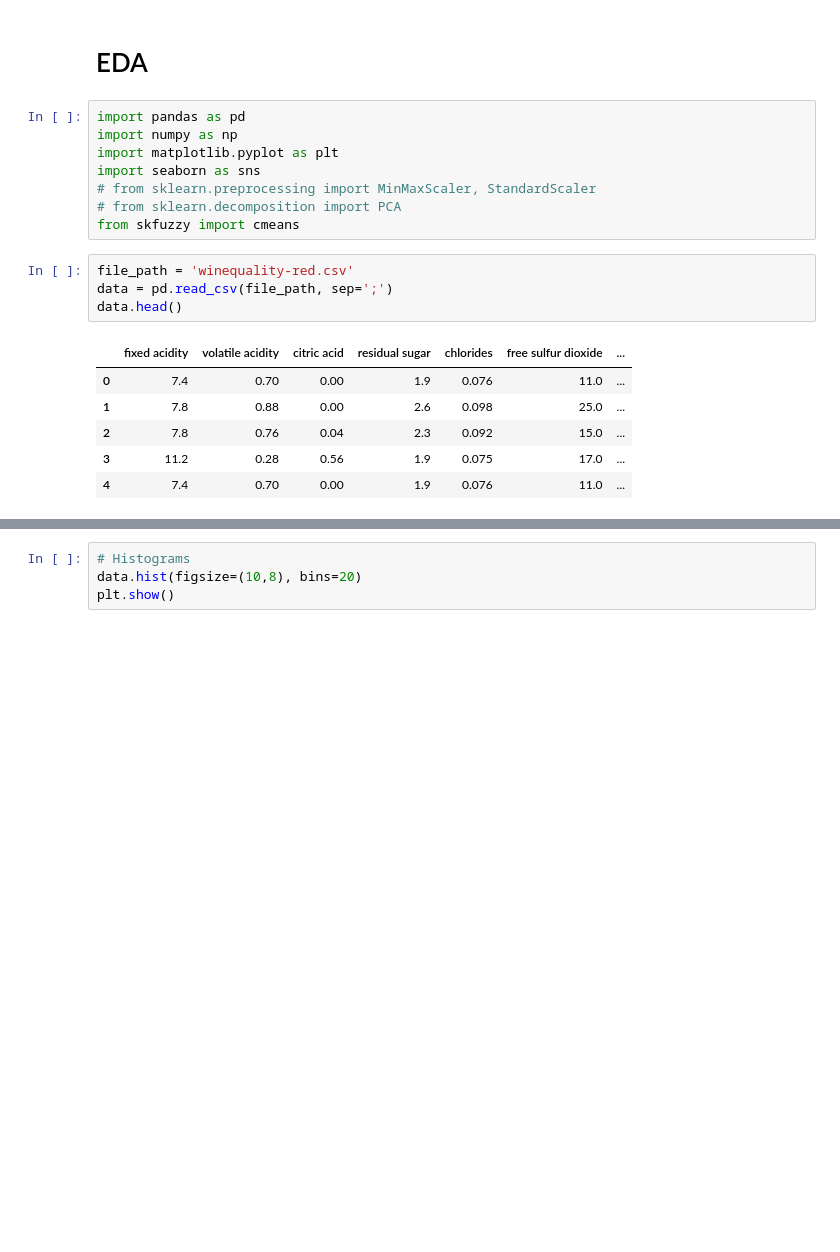
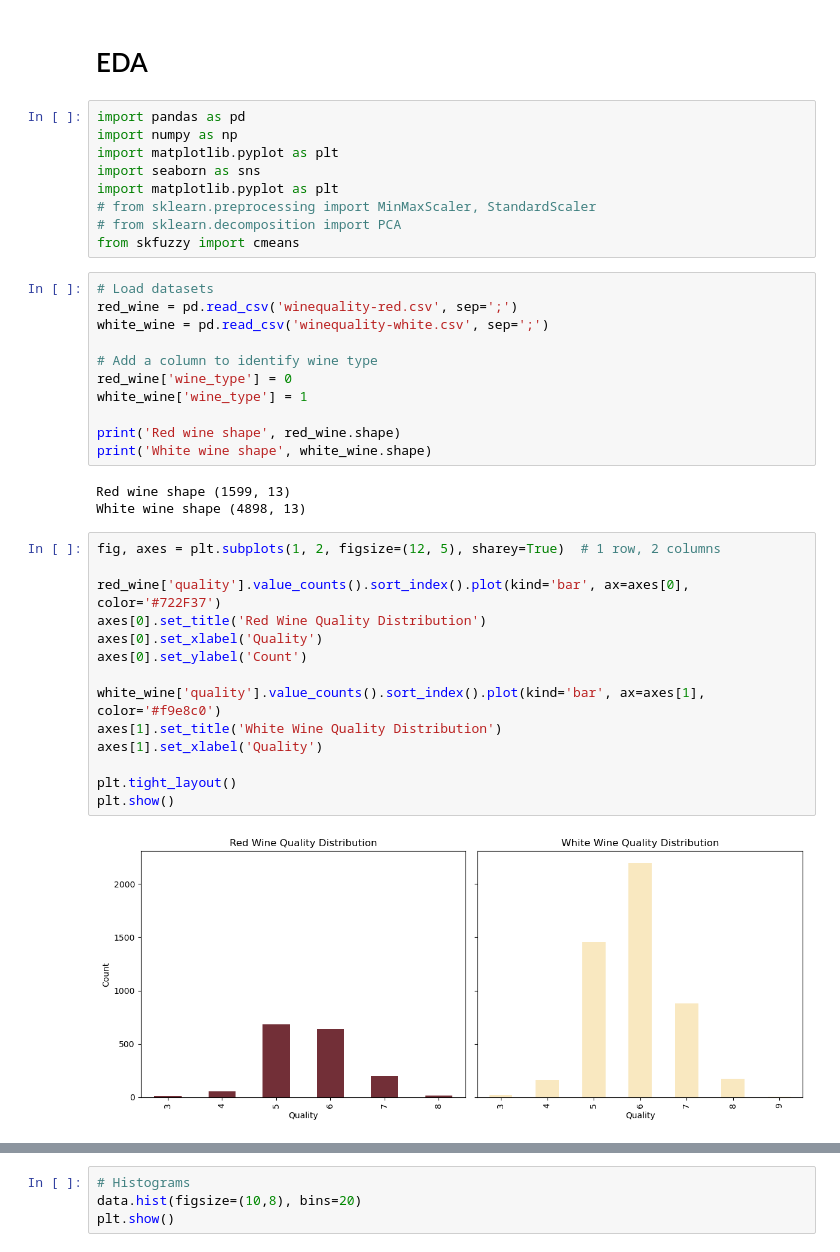
Before and after one commit to tiagosantos63390/pad_proj1, a Jupyter notebook: project1.ipynb, the cells around one changed output, grey strips where cells are left out. Drawn from its saved outputs; the diff is of its cells as text; blank space fills up the shorter version.

Commit message:
updates on EDA
mix white and red wine in one df

```diff
--- a/project1.ipynb
+++ b/project1.ipynb
@@ -5,17 +5,37 @@ import pandas as pd
 import numpy as np
 import matplotlib.pyplot as plt
 import seaborn as sns
+import matplotlib.pyplot as plt
 # from sklearn.preprocessing import MinMaxScaler, StandardScaler
 # from sklearn.decomposition import PCA
 from skfuzzy import cmeans
-# %%
-file_path = 'winequality-red.csv'
-data = pd.read_csv(file_path, sep=';')
-data.head()
-# %% [output]
-|  | fixed acidity | volatile acidity | citric acid | residual sugar | chlorides | free sulfur dioxide | ... |
-| 0 | 7.4 | 0.70 | 0.00 | 1.9 | 0.076 | 11.0 | ... |
-| 1 | 7.8 | 0.88 | 0.00 | 2.6 | 0.098 | 25.0 | ... |
-| 2 | 7.8 | 0.76 | 0.04 | 2.3 | 0.092 | 15.0 | ... |
-| 3 | 11.2 | 0.28 | 0.56 | 1.9 | 0.075 | 17.0 | ... |
-| 4 | 7.4 | 0.70 | 0.00 | 1.9 | 0.076 | 11.0 | ... |
+# %%
+# Load datasets
+red_wine = pd.read_csv('winequality-red.csv', sep=';')
+white_wine = pd.read_csv('winequality-white.csv', sep=';')
+
+# Add a column to identify wine type
+red_wine['wine_type'] = 0
+white_wine['wine_type'] = 1
+
+print('Red wine shape', red_wine.shape)
+print('White wine shape', white_wine.shape)
+# %% [output]
+Red wine shape (1599, 13)
+White wine shape (4898, 13)
+# %%
+fig, axes = plt.subplots(1, 2, figsize=(12, 5), sharey=True)  # 1 row, 2 columns
+
+red_wine['quality'].value_counts().sort_index().plot(kind='bar', ax=axes[0], color='#722F37')
+axes[0].set_title('Red Wine Quality Distribution')
+axes[0].set_xlabel('Quality')
+axes[0].set_ylabel('Count')
+
+white_wine['quality'].value_counts().sort_index().plot(kind='bar', ax=axes[1], color='#f9e8c0')
+axes[1].set_title('White Wine Quality Distribution')
+axes[1].set_xlabel('Quality')
+
+plt.tight_layout()
+plt.show()
+# %% [output]
+[figure, added]
```
Also changed, not shown: parts of 6 cells of this notebook.
